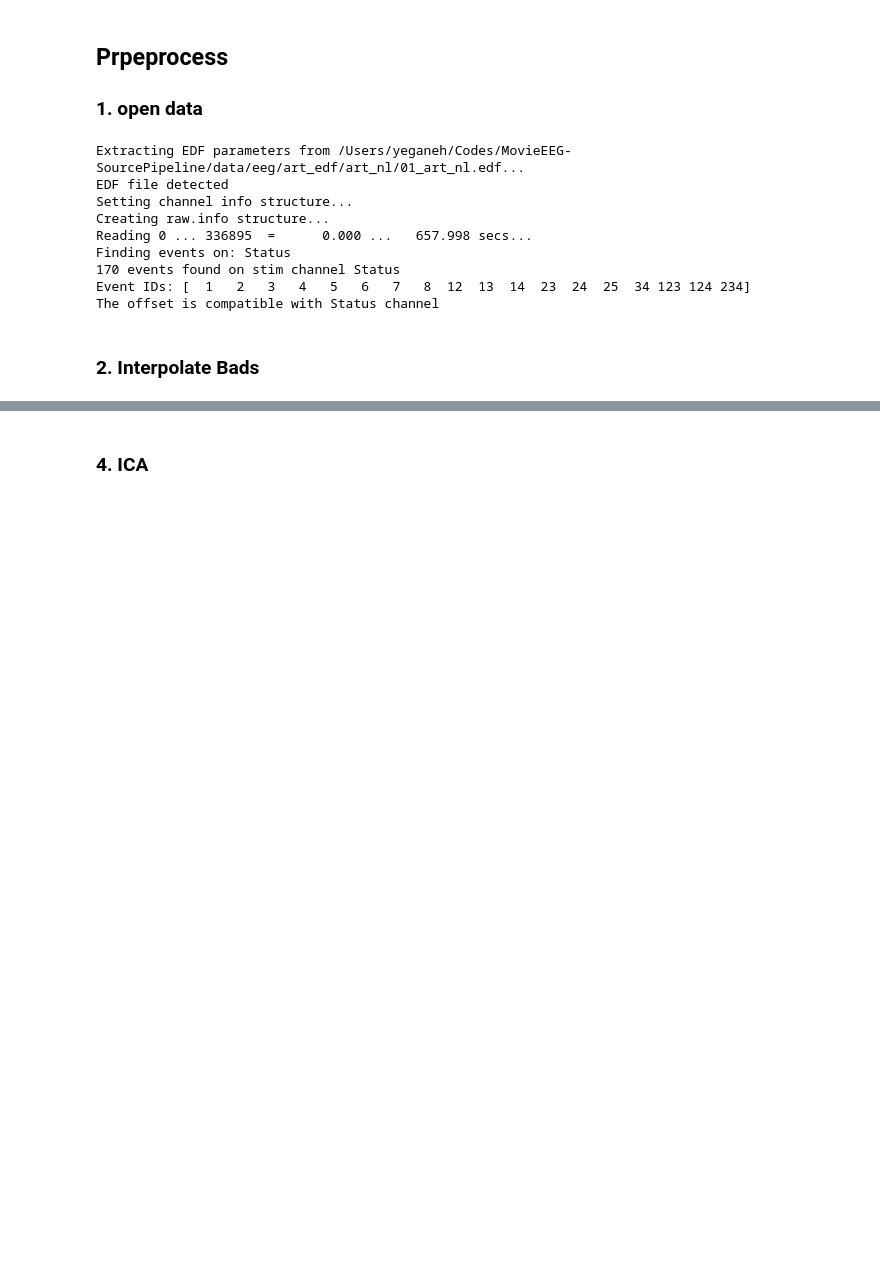
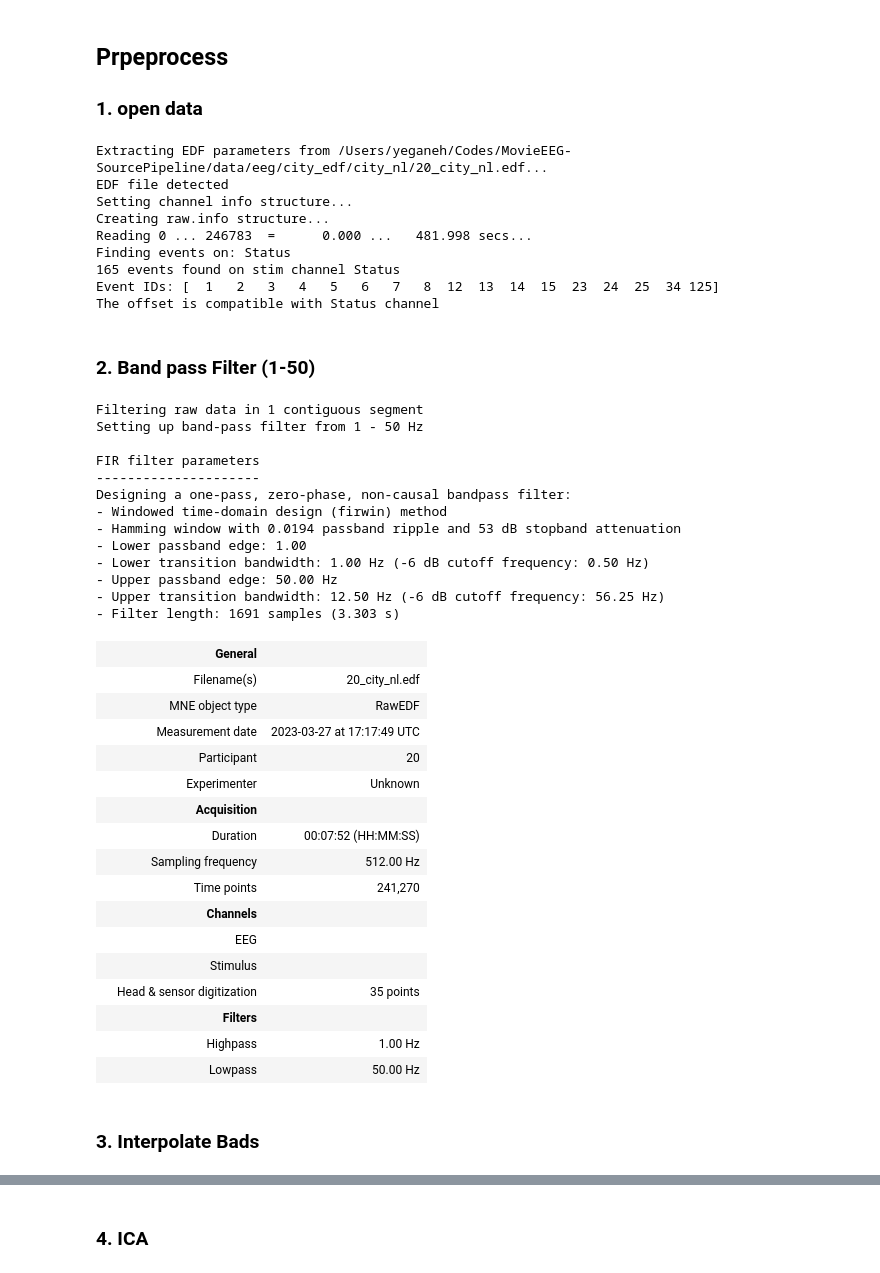
Before and after one commit to Yeganehfrh/MovieEEG-SourcePipeline, a Jupyter notebook: notebooks/Preprocessing.ipynb, the cells around one changed output, grey strips where cells are left out. Drawn from its saved outputs; the diff is of its cells as text; code cells hidden in the pictures; blank space fills up the shorter version.

```diff
--- a/notebooks/Preprocessing.ipynb
+++ b/notebooks/Preprocessing.ipynb
@@ -292,10 +292,19 @@ none
 # %% [markdown]
 ## Prpeprocess
 ### 1. open data
+# %%
+def calculate_line_ratio(raw):
+    psd, freqs = mne.time_frequency.psd_array_welch(
+        raw.get_data(picks="eeg"), sfreq=512, fmin=1, fmax=60, n_fft=8192, verbose=False
+    )
+    line_ratio = psd[..., (freqs > 49.5) & (freqs < 50.5)].mean() - psd[..., ((freqs > 48) & (freqs < 49)) | ((freqs > 51) & (freqs < 52))].mean()
+    return line_ratio
+
+line_ratio = {}
 # %%
 # open raw
-sub_id = '01'
-movie = 'art'
+sub_id = '20'
+movie = 'city'
 order = 'nl'
 movie_order = movie + '_' + order
 file_name = f'{sub_id}_{movie_order}'
@@ -320,14 +329,14 @@ if status_ch_events[1, 0] == sub_offset * raw.info['sfreq']:  # the timing of th
 else:
     print('!!!The offset is NOT compatible with Status channel... DID NOT CROP!!!')
 # %% [output]
-Extracting EDF parameters from /Users/yeganeh/Codes/MovieEEG-SourcePipeline/data/eeg/art_edf/art_nl/01_art_nl.edf...
+Extracting EDF parameters from /Users/yeganeh/Codes/MovieEEG-SourcePipeline/data/eeg/city_edf/city_nl/20_city_nl.edf...
 EDF file detected
 Setting channel info structure...
 Creating raw.info structure...
-Reading 0 ... 336895  =      0.000 ...   657.998 secs...
+Reading 0 ... 246783  =      0.000 ...   481.998 secs...
 Finding events on: Status
-170 events found on stim channel Status
-Event IDs: [  1   2   3   4   5   6   7   8  12  13  14  23  24  25  34 123 124 234]
+165 events found on stim channel Status
+Event IDs: [  1   2   3   4   5   6   7   8  12  13  14  15  23  24  25  34 125]
 The offset is compatible with Status channel
 # %%
 # Set montage
@@ -367,8 +376,54 @@ if CHECK_MONTAGE:
         mri_fiducials=True,
         dig="fiducials",
     )
-# %% [markdown]
-### 2. Interpolate Bads
+# %% [markdown]
+### 2. Band pass Filter (1-50)
+# %%
+raw.filter(l_freq=1, h_freq=50, picks="eeg")
+
+# Notch filter
+raw = raw.notch_filter(
+    freqs=[50],
+    notch_widths=0.02,
+    method="fir",
+    picks="eeg",
+)
+
+# Make sure notch_widths was effective
+line_ratio[sub_id + '_' + movie_order] = calculate_line_ratio(raw)
+# %% [output]
+Filtering raw data in 1 contiguous segment
+Setting up band-pass filter from 1 - 50 Hz
+
+FIR filter parameters
+---------------------
+Designing a one-pass, zero-phase, non-causal bandpass filter:
+- Windowed time-domain design (firwin) method
+- Hamming window with 0.0194 passband ripple and 53 dB stopband attenuation
+- Lower passband edge: 1.00
+- Lower transition bandwidth: 1.00 Hz (-6 dB cutoff frequency: 0.50 Hz)
+- Upper passband edge: 50.00 Hz
+- Upper transition bandwidth: 12.50 Hz (-6 dB cutoff frequency: 56.25 Hz)
+- Filter length: 1691 samples (3.303 s)
+|  | General |  |
+|  | Filename(s) | 20_city_nl.edf |
+|  | MNE object type | RawEDF |
+|  | Measurement date | 2023-03-27 at 17:17:49 UTC |
+|  | Participant | 20 |
+|  | Experimenter | Unknown |
+|  | Acquisition |  |
+|  | Duration | 00:07:52 (HH:MM:SS) |
+|  | Sampling frequency | 512.00 Hz |
+|  | Time points | 241,270 |
+|  | Channels |  |
+|  | EEG |  |
+|  | Stimulus |  |
+|  | Head & sensor digitization | 35 points |
+|  | Filters |  |
+|  | Highpass | 1.00 Hz |
+|  | Lowpass | 50.00 Hz |
+# %% [markdown]
+### 3. Interpolate Bads
 # %%
 bads = bad_channels.loc[int(sub_id), movie_order]
 if type(bads) == str:
```
Also changed, not shown: parts of 12 cells of this notebook.
